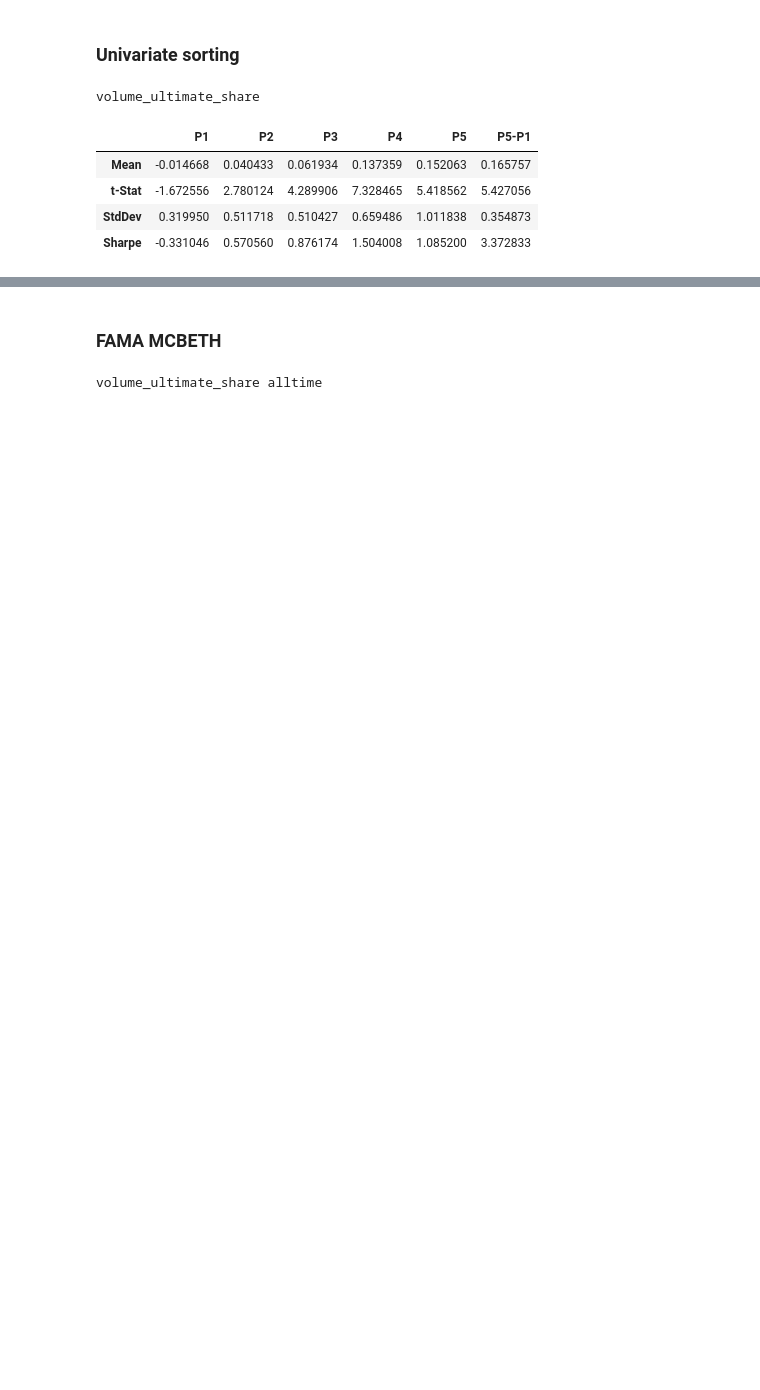
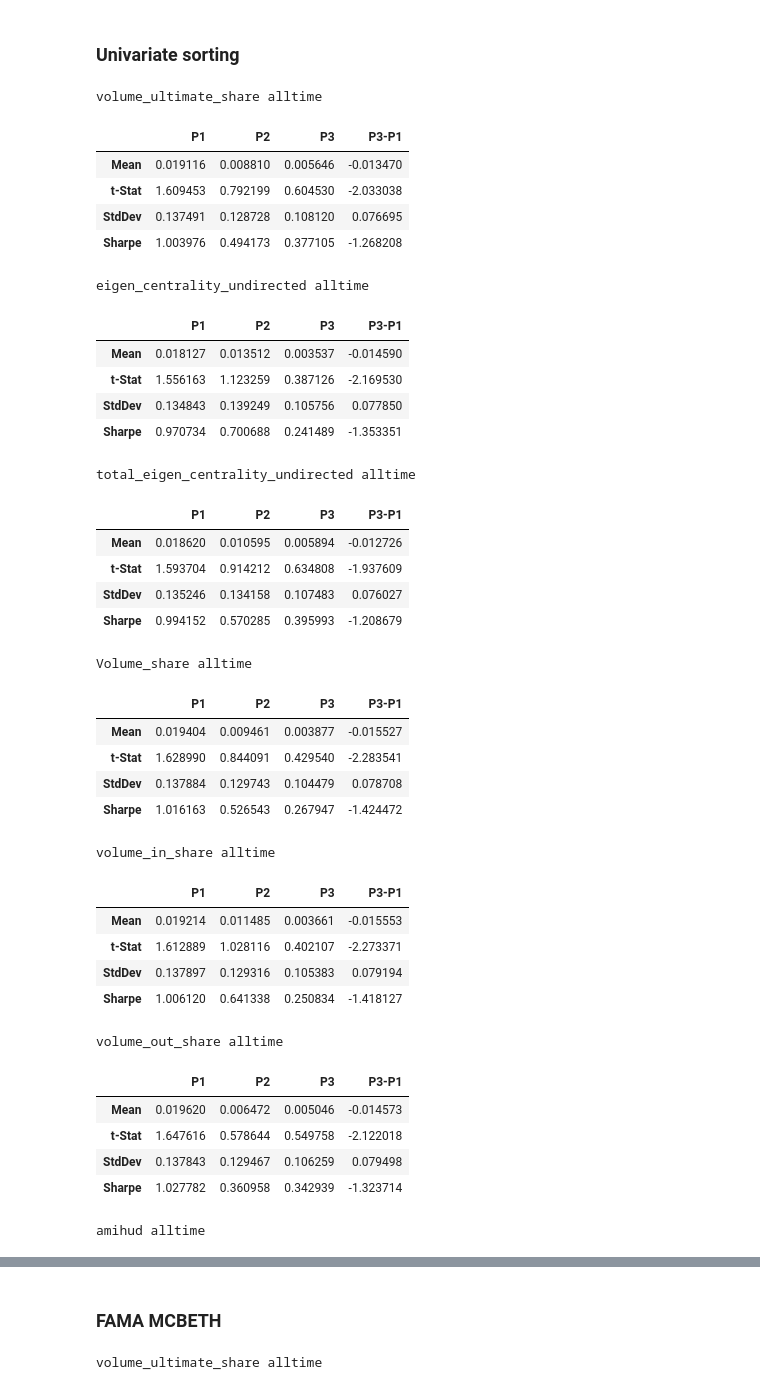
Before and after one commit to xujiahuayz/defi-econ, a Jupyter notebook: playground/assetpricing_sort_portfolios.ipynb, the cells around one changed output, grey strips where cells are left out. Saved outputs shown, nothing was run; the diff lists cells and outputs as text; code cells hidden in the pictures; blank space fills up the shorter version.

Commit message:
shifted returns by one period for uni and double sorting

```diff
--- a/playground/assetpricing_sort_portfolios.ipynb
+++ b/playground/assetpricing_sort_portfolios.ipynb
@@ -40,5 +42,5 @@ stable_nonstable_info = {
 # How are returns aggregated for each portfolio
 ret_agg = 'mean'
 
-DEPENDENT_VARIABLES_ASSETPRICING = ['volume_ultimate_share'] #,'volume_in_share' , 'volume_out_share']
+# DEPENDENT_VARIABLES_ASSETPRICING =['volume_ultimate_share']  #,'volume_in_share' , 'volume_out_share']
 # ,'eigen_centrality_undirected','total_eigen_centrality_undirected','Volume_share']
@@ -47,39 +82,59 @@ DEPENDENT_VARIABLES_ASSETPRICING = ['volume_ultimate_share'] #,'volume_in_share'
 # %%
 for dom_variable in DEPENDENT_VARIABLES_ASSETPRICING:
     for is_boom in [-1]:
-        n_quantiles = 5
-        df_panel = clean_weekly_panel(reg_panel, dom_variable, is_stablecoin = 0, is_boom = is_boom)
+        quantiles, separate_zero_value = [0,0.3,0.7,1], False #[0,0.9,0.95,1] #
+        df_panel = clean_weekly_panel(reg_panel, is_stablecoin = 0, is_boom = is_boom)
+
         # Substract risk free rate
         df_panel = pd.merge(df_panel,ff3, on='WeekYear')
         df_panel['ret'] = df_panel['ret']-df_panel['RF']
-        summary_table = univariate_sort(df_panel,dom_variable, n_quantiles, ret_agg = ret_agg)
 
-        # Compute the difference: H minus L
-        pivot = df_panel.pivot_table(index='WeekYear', columns='portfolio', values='ret')
-        diff_returns = pivot[f'P{n_quantiles}'] - pivot['P1']
-        mean_diff = diff_returns.mean() if ret_agg == 'mean' else diff_returns.median()
-        std_diff = diff_returns.std(ddof=1)
-        t_stat_diff, p_value_diff = ttest_1samp(diff_returns, popmean=0)
+        df_panel = univariate_sort(df_panel, dom_variable, quantiles=quantiles, separate_zero_value=separate_zero_value)
+        summary_table = univariate_sort_table(df_panel, ret_agg = ret_agg)
 
-        summary_table[f'P{n_quantiles}-P1'] = {
-            'Mean': mean_diff,
-            't-Stat': t_stat_diff,
-            # 'p-value': p_value_diff,
-            'StdDev': std_diff,
-            'Sharpe':  np.sqrt(365/7) * mean_diff / std_diff
-        }
         if is_boom == 1:
             boom_str = " boom"
         elif is_boom == 0:
             boom_str = " bust"
         else:
             boom_str = " alltime"
-        summary_table = summary_table.style.set_caption(dom_variable)
+        summary_table = summary_table.style.set_caption(dom_variable+' '+boom_str)
         display(summary_table)
 # %% [output]
-volume_ultimate_share
+volume_ultimate_share alltime
-|  | P1 | P2 | P3 | P4 | P5 | P5-P1 |
-| Mean | -0.014668 | 0.040433 | 0.061934 | 0.137359 | 0.152063 | 0.165757 |
-| t-Stat | -1.672556 | 2.780124 | 4.289906 | 7.328465 | 5.418562 | 5.427056 |
-| StdDev | 0.319950 | 0.511718 | 0.510427 | 0.659486 | 1.011838 | 0.354873 |
-| Sharpe | -0.331046 | 0.570560 | 0.876174 | 1.504008 | 1.085200 | 3.372833 |
+|  | P1 | P2 | P3 | P3-P1 |
+| Mean | 0.019116 | 0.008810 | 0.005646 | -0.013470 |
+| t-Stat | 1.609453 | 0.792199 | 0.604530 | -2.033038 |
+| StdDev | 0.137491 | 0.128728 | 0.108120 | 0.076695 |
+| Sharpe | 1.003976 | 0.494173 | 0.377105 | -1.268208 |
+eigen_centrality_undirected alltime
+|  | P1 | P2 | P3 | P3-P1 |
+| Mean | 0.018127 | 0.013512 | 0.003537 | -0.014590 |
+| t-Stat | 1.556163 | 1.123259 | 0.387126 | -2.169530 |
+| StdDev | 0.134843 | 0.139249 | 0.105756 | 0.077850 |
+| Sharpe | 0.970734 | 0.700688 | 0.241489 | -1.353351 |
+total_eigen_centrality_undirected alltime
+|  | P1 | P2 | P3 | P3-P1 |
+| Mean | 0.018620 | 0.010595 | 0.005894 | -0.012726 |
+| t-Stat | 1.593704 | 0.914212 | 0.634808 | -1.937609 |
+| StdDev | 0.135246 | 0.134158 | 0.107483 | 0.076027 |
+| Sharpe | 0.994152 | 0.570285 | 0.395993 | -1.208679 |
+Volume_share alltime
+|  | P1 | P2 | P3 | P3-P1 |
+| Mean | 0.019404 | 0.009461 | 0.003877 | -0.015527 |
+| t-Stat | 1.628990 | 0.844091 | 0.429540 | -2.283541 |
+| StdDev | 0.137884 | 0.129743 | 0.104479 | 0.078708 |
+| Sharpe | 1.016163 | 0.526543 | 0.267947 | -1.424472 |
+volume_in_share alltime
+|  | P1 | P2 | P3 | P3-P1 |
+| Mean | 0.019214 | 0.011485 | 0.003661 | -0.015553 |
+| t-Stat | 1.612889 | 1.028116 | 0.402107 | -2.273371 |
+| StdDev | 0.137897 | 0.129316 | 0.105383 | 0.079194 |
+| Sharpe | 1.006120 | 0.641338 | 0.250834 | -1.418127 |
+volume_out_share alltime
+|  | P1 | P2 | P3 | P3-P1 |
+| Mean | 0.019620 | 0.006472 | 0.005046 | -0.014573 |
+| t-Stat | 1.647616 | 0.578644 | 0.549758 | -2.122018 |
+| StdDev | 0.137843 | 0.129467 | 0.106259 | 0.079498 |
+| Sharpe | 1.027782 | 0.360958 | 0.342939 | -1.323714 |
+amihud alltime
```
Also changed, not shown: parts of 13 cells of this notebook, 34 other files.
